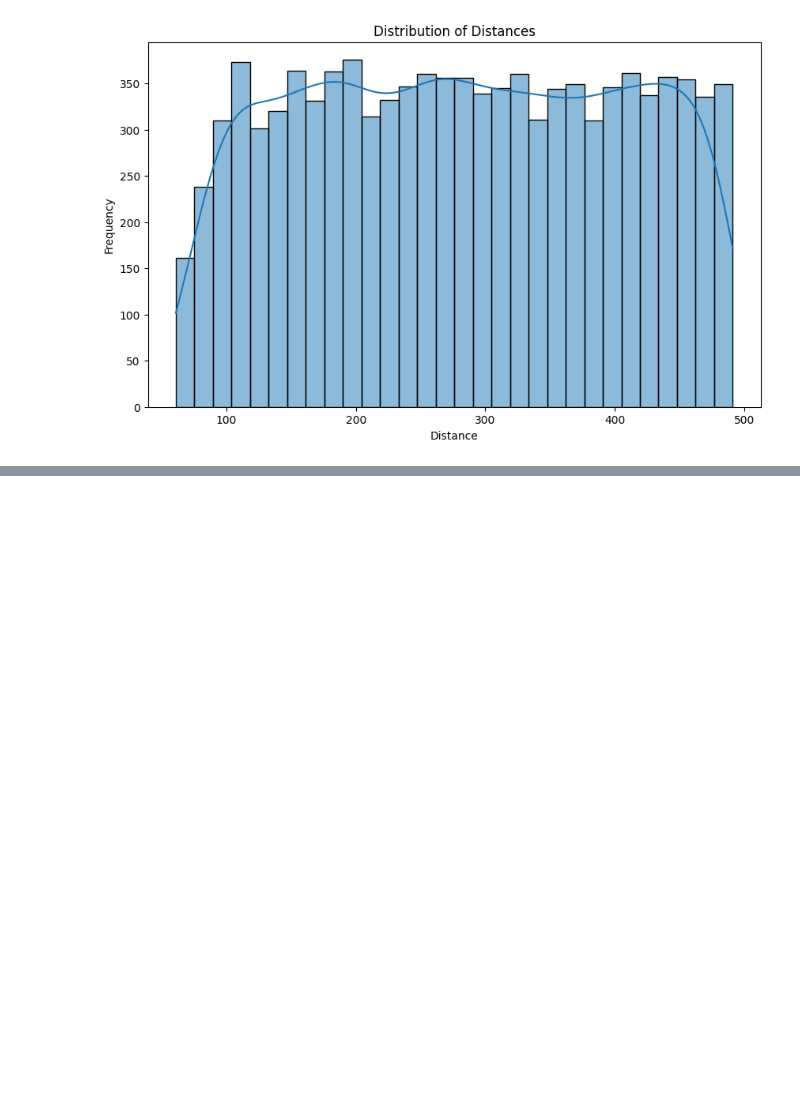
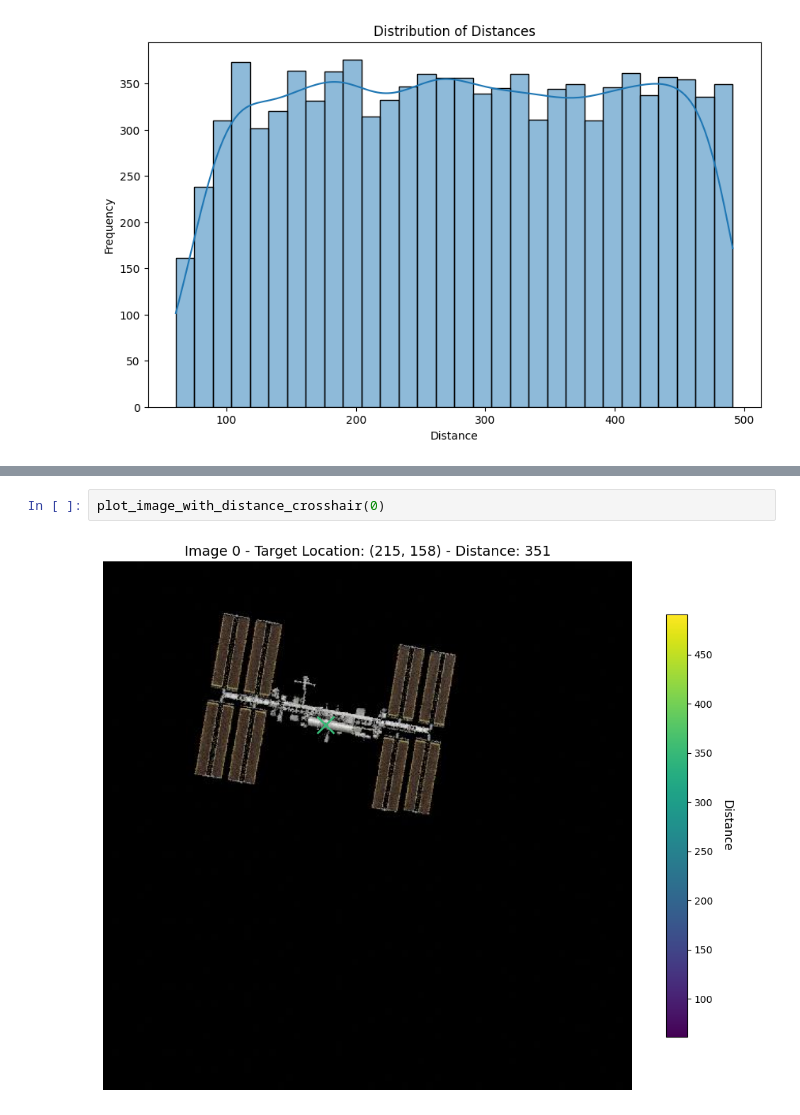
Before and after one commit to adwait-mitadt/mitadtu-docking, a Jupyter notebook: data_exploration_adwait.ipynb, the cells around one changed output, grey strips where cells are left out. Saved outputs shown, nothing was run; the diff lists cells and outputs as text; blank space fills up the shorter version.

Commit message:
Initialized helpers.py with global variables and plot_image_with_distance_crosshair()

```diff
--- a/data_exploration_adwait.ipynb
+++ b/data_exploration_adwait.ipynb
@@ -87,0 +30,4 @@ if not target_data_row.empty:
+# %%
+plot_image_with_distance_crosshair(0)
+# %% [output]
+[figure, added]
```
Also changed, not shown: parts of 10 cells of this notebook, 1 other file.
